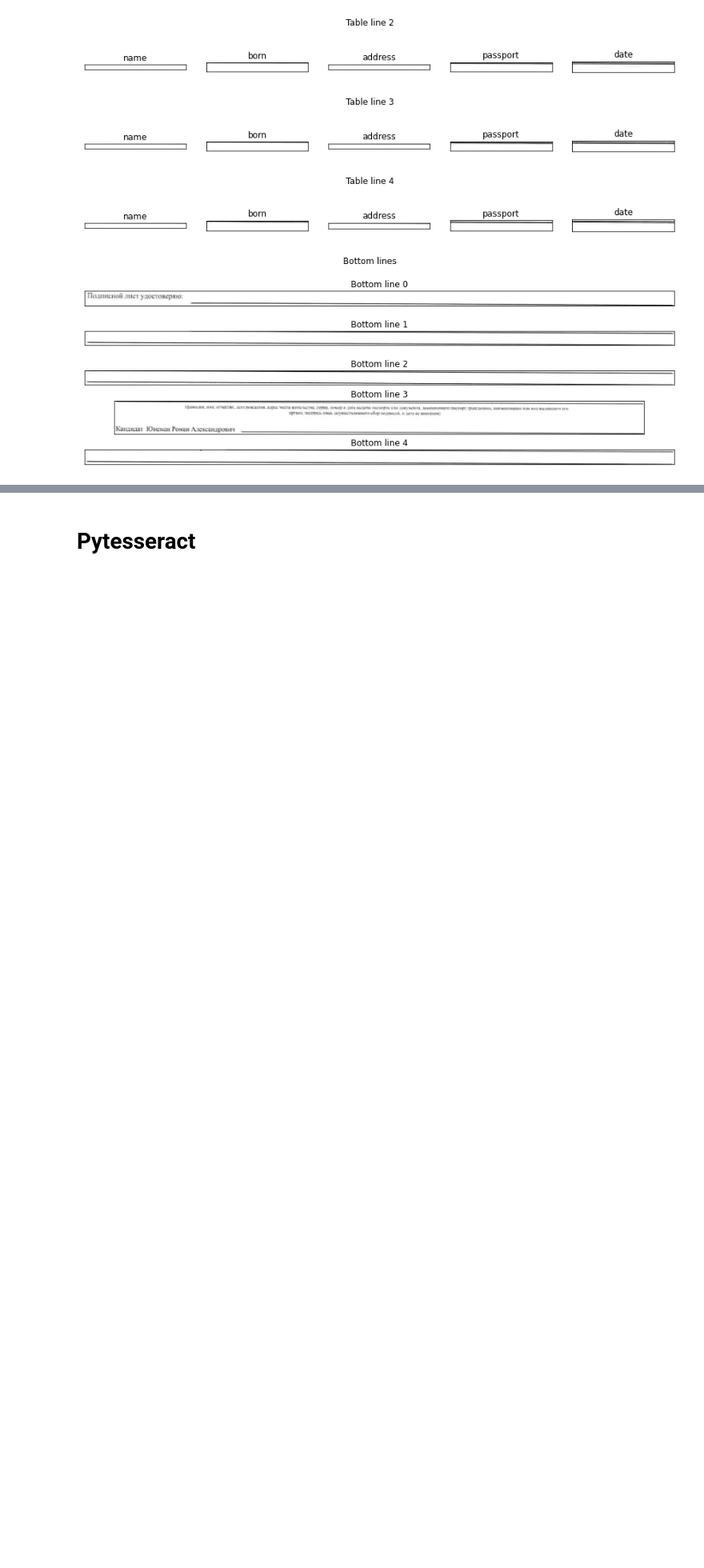
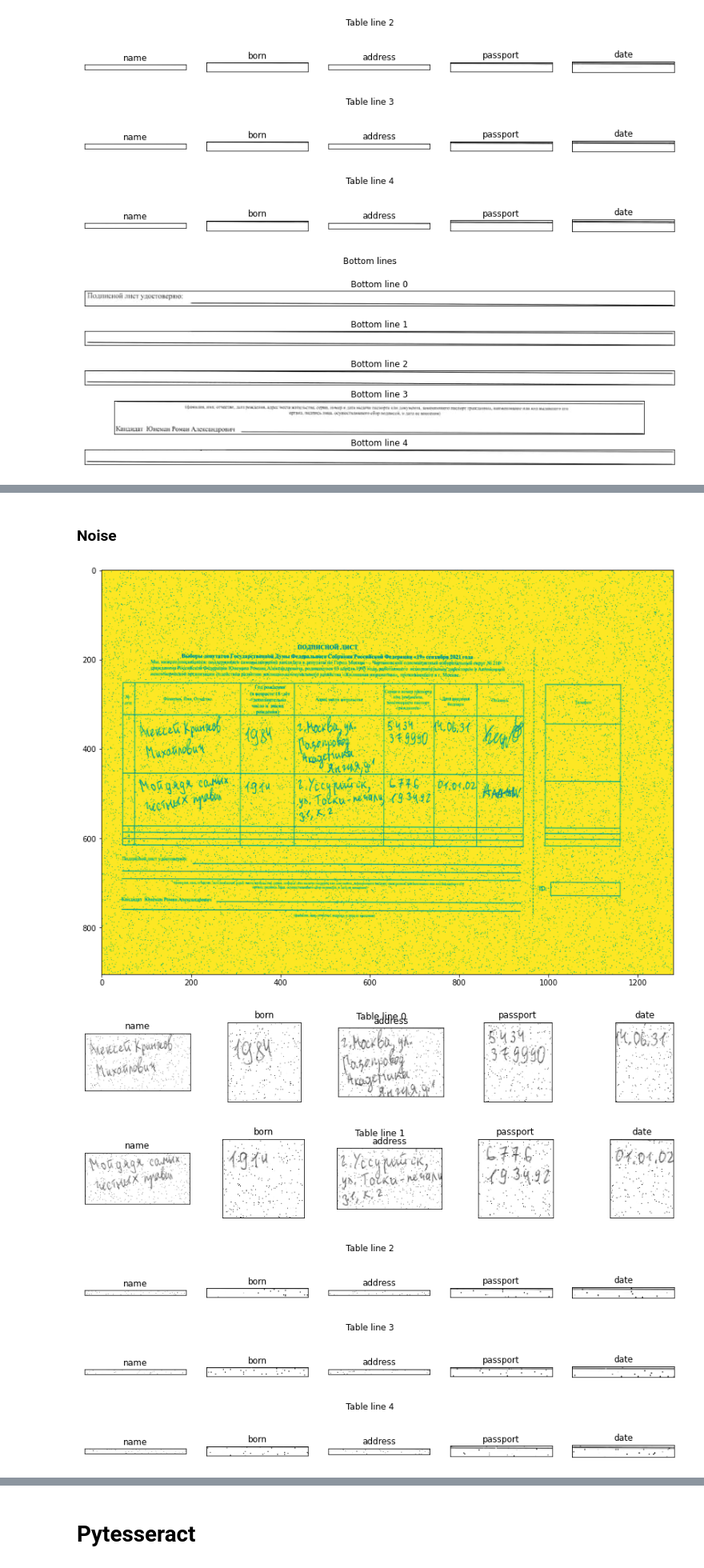
Before and after one commit to btseytlin/img_process, a Jupyter notebook: process.ipynb, the cells around one changed output, grey strips where cells are left out. Shown at 80% size. Drawn from its saved outputs; the diff is of its cells as text; code cells hidden in the pictures; blank space fills up the shorter version.

```diff
--- a/process.ipynb
+++ b/process.ipynb
@@ -177,0 +203,34 @@ plt.show()
+# %% [markdown]
+### Noise
+# %%
+def sp_noise(image,prob):
+    '''
+    Add salt and pepper noise to image
+    prob: Probability of the noise
+    '''
+    output = np.zeros(image.shape,np.uint8)
+    thres = 1 - prob
+    for i in range(image.shape[0]):
+        for j in range(image.shape[1]):
+            rdn = random.random()
+            if rdn < prob:
+                output[i][j] = 0
+            elif rdn > thres:
+                output[i][j] = random.randrange(0, 255)
+            else:
+                output[i][j] = image[i][j]
+    return output
+# %%
+img_altered = sp_noise(np.array(img), 0.01)
+plt.figure()
+plt.imshow(img_altered)
+plt.show()
+result = extract_blocks(np.array(img_altered), debug=True)
+plot_result(result)
+# %% [output]
+[figure, added]
+[figure, added]
+[figure, added]
+[figure, added]
+[figure, added]
+[figure, added]
```
Also changed, not shown: parts of 14 cells of this notebook, 2 other files.
